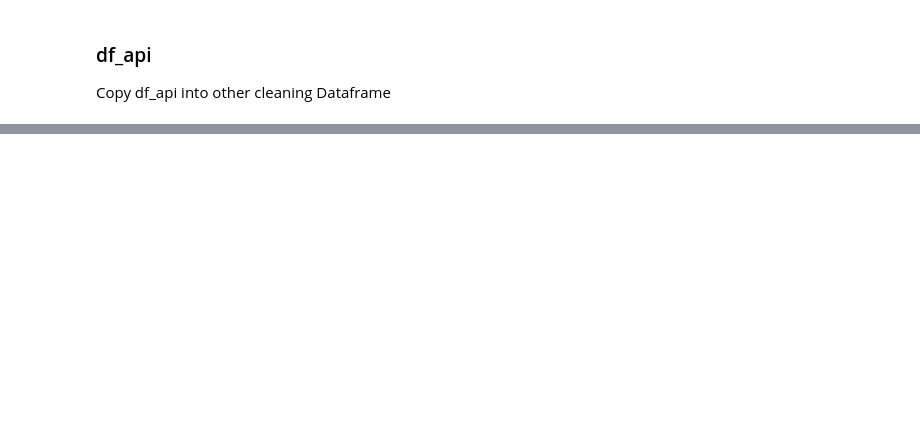
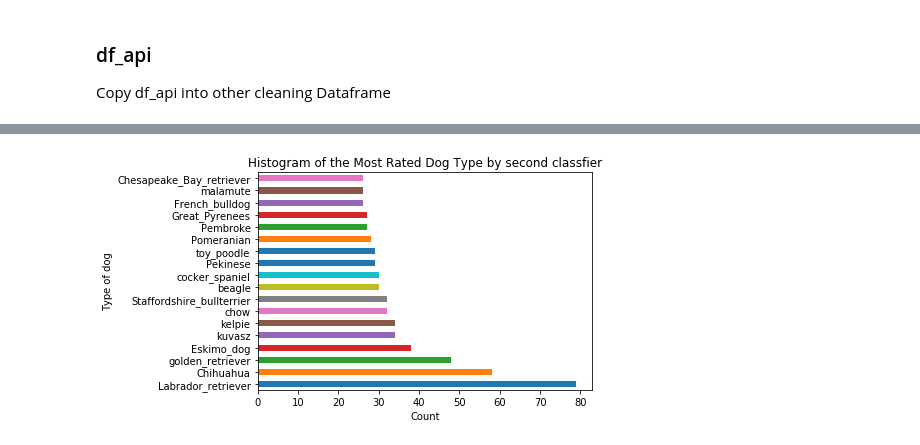
Before and after one commit to wessamalhallak/DataWrangling, a Jupyter notebook: wrangle_act.ipynb, the cells around one changed output, grey strips where cells are left out. Saved outputs shown, nothing was run; the diff lists cells and outputs as text; code cells hidden in the pictures; blank space fills up the shorter version.

```diff
--- a/wrangle_act.ipynb
+++ b/wrangle_act.ipynb
@@ -648,0 +978,12 @@ please open the second notebook <b>act_reprot.ipynb</b>
+# %%
+df_p3 = df.groupby('p3').filter(lambda x: len(x) >= 25)
+
+df_p3['p3'].value_counts().plot(kind = 'barh')
+plt.title('Histogram of the Most Rated Dog Type by second classfier')
+plt.xlabel('Count')
+plt.ylabel('Type of dog')
+
+fig = plt.gcf()
+fig.savefig('output3.png',bbox_inches='tight');
+# %% [output]
+[figure, added]
```
Also changed, not shown: parts of 88 cells of this notebook, 6 other files.
